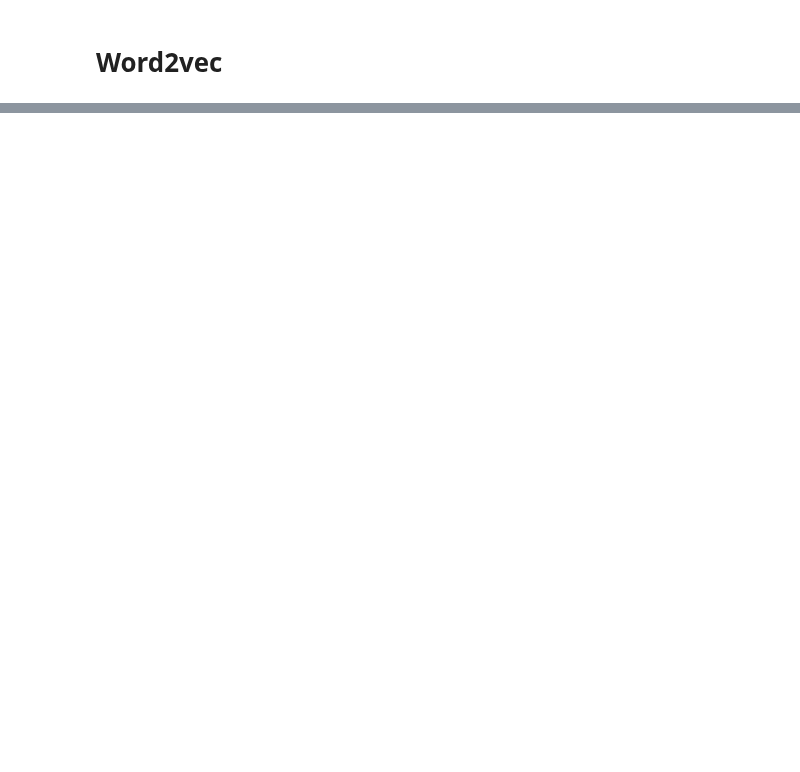
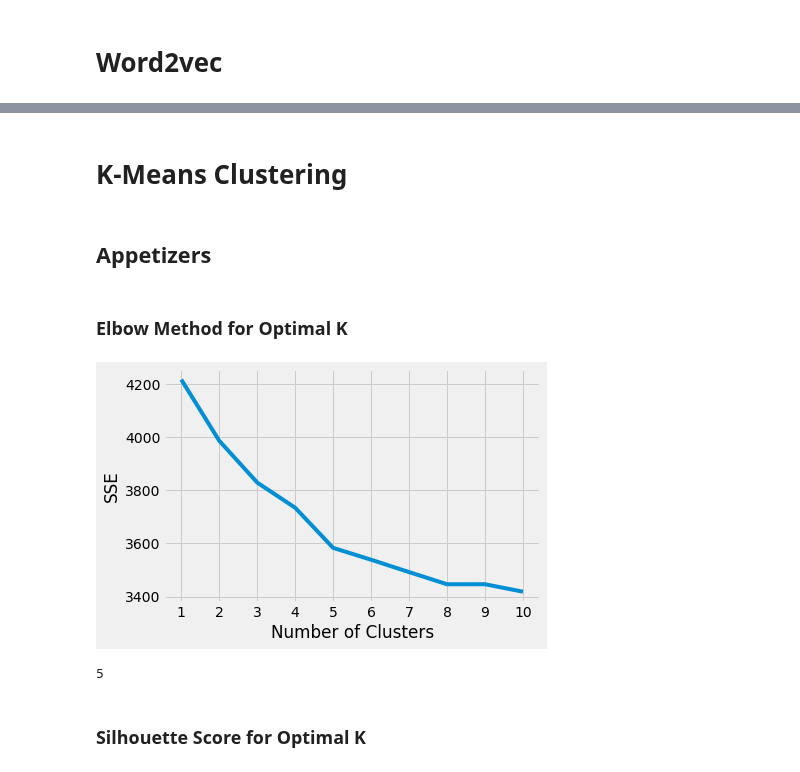
Before and after one commit to eunchanity/davids_repo, a Jupyter notebook: projects/project4_chopped/notebooks/project4_chopped.ipynb, the cells around one changed output, grey strips where cells are left out. Cells and saved outputs as stored; diff of their text form; code cells hidden in the pictures; blank space fills up the shorter version.

```diff
--- a/projects/project4_chopped/notebooks/project4_chopped.ipynb
+++ b/projects/project4_chopped/notebooks/project4_chopped.ipynb
@@ -161,0 +155,39 @@ model.most_similar('baby octopus bok choy oyster sauce smoked paprika')
+# %%
+def database_ingredients(unique_list):
+    '''
+    input: list of unique ingredients for a meal type
+    output: list of ingredients that are in the google_vec database
+    '''
+    verified_list = []
+
+    for ingredient in unique_list:
+        try:
+            model[f'{ingredient}']
+            verified_list.append(ingredient)
+        except:
+            pass
+    return verified_list
+# %%
+#list of unique ingredients that are available in google_vec database
+appetizers_list = database_ingredients(unique_appetizers)
+entrees_list = database_ingredients(unique_entrees)
+desserts_list = database_ingredients(unique_desserts)
+# %%
+def dimensions(ingredients_list):
+    '''
+    input: list of ingredients that are in the google_vec database
+    output: dataframe of word2vec dimensions for each ingredient
+    '''
+    df = pd.DataFrame([model[ingredients_list[0]]])
+
+    #iterate through every ingredient, create one dataframe
+    for ingredient in ingredients_list[1:]:
+        df = pd.concat([df, pd.DataFrame([model[f'{ingredient}']])],
+                       ignore_index=True)
+
+    return df
+# %%
+#dataframe of word2vec dimension for each unique ingredient per meal type
+appetizers_matrix = dimensions(appetizers_list)
+entrees_matrix = dimensions(entrees_list)
+desserts_matrix = dimensions(desserts_list)
@@ -161,0 +206,6 @@ model.most_similar('baby octopus bok choy oyster sauce smoked paprika')
+# %% [markdown]
+# K-Means Clustering
+# %% [markdown]
+## Appetizers
+# %% [markdown]
+### Elbow Method for Optimal K
@@ -161,0 +217,10 @@ model.most_similar('baby octopus bok choy oyster sauce smoked paprika')
+# %%
+elbow_kplot(appetizers_matrix)
+# %% [output]
+[figure, added]
+# %%
+elbow_kvalue(appetizers_matrix)
+# %% [output]
+5
+# %% [markdown]
+### Silhouette Score for Optimal K
```
Also changed, not shown: parts of 67 cells of this notebook, 6 other files.
